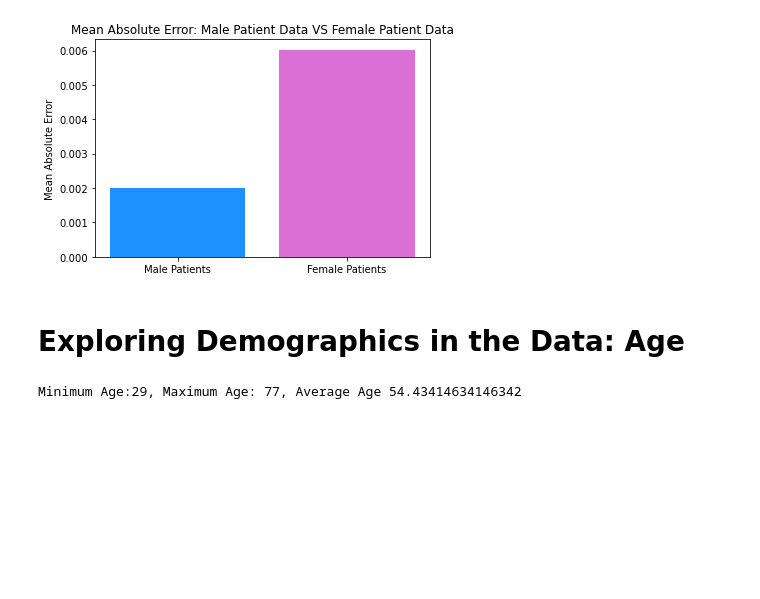
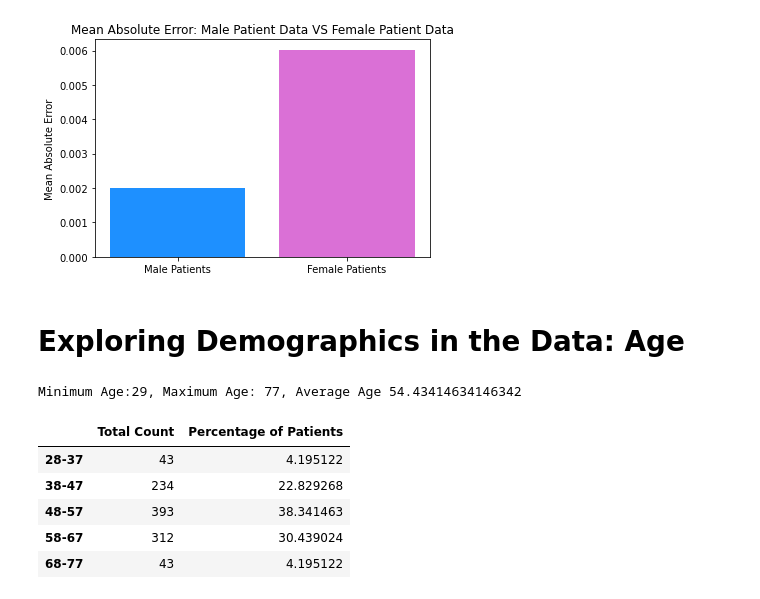
Before and after one commit to twolightsabovethesea/heart-disease, a Jupyter notebook: heart_disease.ipynb, the cells around one changed output. Saved outputs shown, nothing was run; the diff lists cells and outputs as text; code cells hidden in the pictures; blank space fills up the shorter version.

Commit message:
binned data by age and found total number of patients by age group and percentage of patients by age group

```diff
--- a/heart_disease.ipynb
+++ b/heart_disease.ipynb
@@ -255,3 +255,38 @@ avg_age = age_df['age'].mean()
 print(f'Minimum Age:{min_age}, Maximum Age: {max_age}, Average Age {avg_age}')
 # %% [output]
 Minimum Age:29, Maximum Age: 77, Average Age 54.43414634146342
+# %%
+#create bins
+
+bins = [28, 38, 48, 58, 68, 78]
+
+binlabels = ["28-37", "38-47", "48-57", "58-67", "68-77"]
+
+# cut data into bins
+
+agegroups = pd.cut(age_df["age"], bins, labels = binlabels)
+
+age_df["age group"] = agegroups
+
+age_counts = age_df["age group"].value_counts()
+
+#normalize returns a proportion rather than a count
+#use normalize to find percents and then format the results
+
+age_percents = age_df["age group"].value_counts(normalize=True)*100
+#age_percents = (age_percents).map("{:.2f}%".format)
+
+#create new dataframe to display the data
+
+age_analysis_df = pd.DataFrame({"Total Count" : age_counts, "Percentage of Patients" : age_percents})
+
+ages_df = age_analysis_df.sort_index()
+
+ages_df
+# %% [output]
+|  | Total Count | Percentage of Patients |
+| 28-37 | 43 | 4.195122 |
+| 38-47 | 234 | 22.829268 |
+| 48-57 | 393 | 38.341463 |
+| 58-67 | 312 | 30.439024 |
+| 68-77 | 43 | 4.195122 |
```
